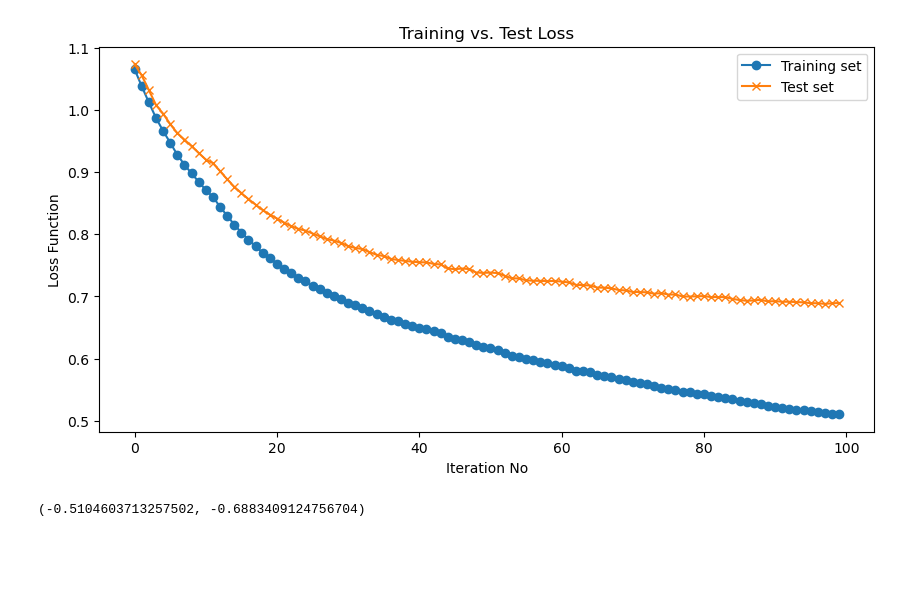
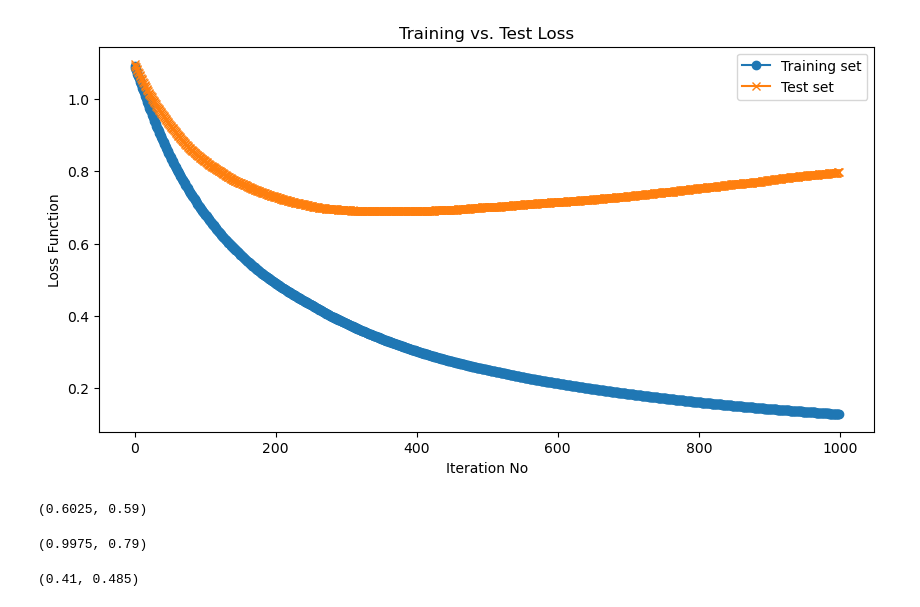
Before and after one commit to asmahani/ordinal-boost, a Jupyter notebook: dev/dev_gbor_attempt_2_continued.ipynb, the cells around one changed output. Saved outputs shown, nothing was run; the diff lists cells and outputs as text; code cells hidden in the pictures; blank space fills up the shorter version.

```diff
--- a/dev/dev_gbor_attempt_2_continued.ipynb
+++ b/dev/dev_gbor_attempt_2_continued.ipynb
@@ -13,15 +13,36 @@ class BoostedOrdinal(BaseEstimator, RegressorMixin):
         self.lr_g = lr_g
         self.lr_theta = lr_theta
 
-    def predict(self, X, y = None, path = False):
+    def predict(self, X, y = None, path = False, class_labels = True):
         check_array(X)
         arr = np.array([learner.predict(X) + self.path['intercept'][p] for p, learner in enumerate(self.path['learner'])])
         if path:
             arr = np.cumsum(arr, 0) * self.lr_g + self.init['g']
-            return [BoostedOrdinal._probabilities(arr[p, :], self.path['theta'][p+1], y) for p in range(arr.shape[0])]
+            if class_labels:
+                tmp = [BoostedOrdinal._probabilities(arr[p, :], self.path['theta'][p+1], y) for p in range(arr.shape[0])]
+                if class_labels:
+                    if y is None:
+                        return [BoostedOrdinal._class_labels(u) for u in tmp]
+                    else:
+                        return [(BoostedOrdinal._class_labels(u[0]), u[1]) for u in tmp]
+                else:
+                    return tmp
+            else:
+                return [BoostedOrdinal._probabilities(arr[p, :], self.path['theta'][p+1], y) for p in range(arr.shape[0])]
         else:
             arr = np.sum(arr, 0) * self.lr_g + self.init['g']
-            return BoostedOrdinal._probabilities(arr, self.path['theta'][-1], y)
+            tmp = BoostedOrdinal._probabilities(arr, self.path['theta'][-1], y)
+            if class_labels:
+                if y is None:
+                    return BoostedOrdinal._class_labels(tmp)
+                else:
+                    return BoostedOrdinal._class_labels(tmp[0]), tmp[1]
+
+            else:
+                return tmp
+
+    def _class_labels(probs, axis = 1):
+        return np.argmax(probs, axis = axis)
 
     def _probabilities(g, theta, y = None):
         probs = np.array([np.diff(norm.cdf(BoostedOrdinal._pad_thresholds(theta - x))) for x in g])
@@ -193,4 +214,4 @@ X_train, X_test, y_train, y_test = train_test_split(
     #, random_state=42
 )
 # %%
-model = BoostedOrdinal(max_iter = 100, lr_g = 1e-1, lr_theta = 1e-3, base_learner = DecisionTreeRegressor(max_depth = 3)).fit(X_train, y_train)
+model = BoostedOrdinal(max_iter = 1000, lr_g = 1e-2, lr_theta = 1e-3, base_learner = DecisionTreeRegressor(max_depth = 6)).fit(X_train, y_train)
@@ -200,31 +218,30 @@ my_pred_train = model.predict(X_train, y_train, path = True)
 # %%
+my_pred_test = model.predict(X_test, y_test, path = True, class_labels = False)
+my_pred_train = model.predict(X_train, y_train, path = True, class_labels = False)
+
 loss_train = -np.array([tmp[1] for tmp in my_pred_train]) / X_train.shape[0]
 loss_test = -np.array([tmp[1] for tmp in my_pred_test]) / X_test.shape[0]
 
 import matplotlib.pyplot as plt
 
 indices = np.arange(len(loss_train))
 
 # Create the plot
 plt.figure(figsize=(10, 5))
 
 # Plot the first array
 plt.plot(indices, loss_train, label='Training set', marker='o')
 
 # Plot the second array
 plt.plot(indices, loss_test, label='Test set', marker='x')
 
 # Add labels and title
 plt.xlabel('Iteration No')
 plt.ylabel('Loss Function')
 plt.title('Training vs. Test Loss')
 plt.legend()
 
 # Show the plot
 plt.show()
 # %% [output]
-[figure, old version]
+[figure, new version]
-# %%
-model.predict(X_train, y_train, path = False)[1] / y_train.size, model.predict(X_test, y_test, path = False)[1] / y_test.size
-# %% [output]
-(-0.5104603713257502, -0.6883409124756704)
@@ -230,0 +262,12 @@ model.predict(X_train, y_train, path = False)[1] / y_train.size, model.predict(X
+# %%
+accuracy_score(y_train, mord_model.predict(X_train)), accuracy_score(y_test, mord_model.predict(X_test))
+# %% [output]
+(0.6025, 0.59)
+# %%
+accuracy_score(y_train, model.predict(X_train)), accuracy_score(y_test, model.predict(X_test))
+# %% [output]
+(0.9975, 0.79)
+# %%
+np.mean(y_test - y_pred_mord != 0), np.mean(abs(y_test - y_pred_mord))
+# %% [output]
+(0.41, 0.485)
```
Also changed, not shown: parts of 5 cells of this notebook.
